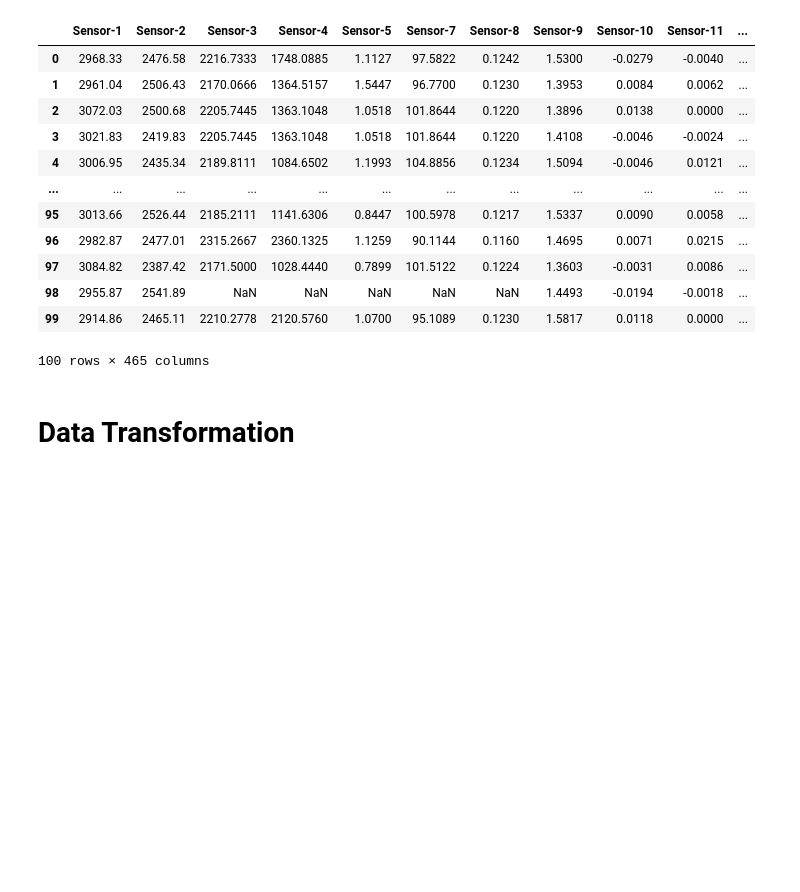
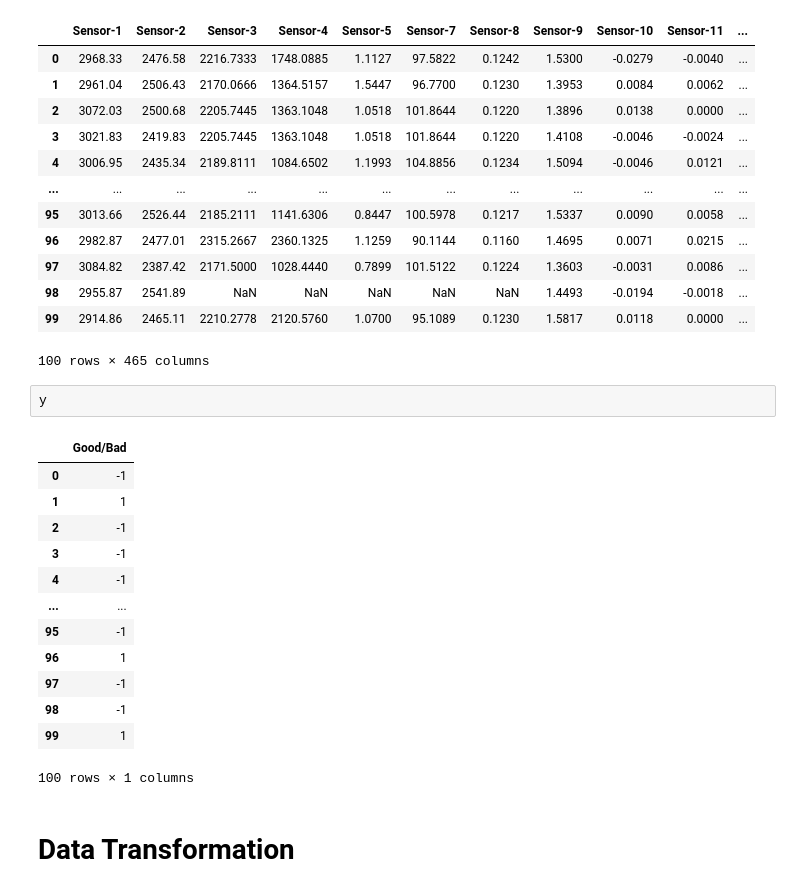
Before and after one commit to shivam-gupta12/Wafer-Fault-Detection, a Jupyter notebook: notebooks/EDA.ipynb, the cells around one changed output. Cells and saved outputs as stored; diff of their text form; blank space fills up the shorter version.

```diff
--- a/notebooks/EDA.ipynb
+++ b/notebooks/EDA.ipynb
@@ -233,6 +233,22 @@ X
 | 98 | 2955.87 | 2541.89 | NaN | NaN | NaN | NaN | NaN | 1.4493 | -0.0194 | -0.0018 | ... |
 | 99 | 2914.86 | 2465.11 | 2210.2778 | 2120.5760 | 1.0700 | 95.1089 | 0.1230 | 1.5817 | 0.0118 | 0.0000 | ... |
 100 rows × 465 columns
+# %%
+y
+# %% [output]
+|  | Good/Bad |
+| 0 | -1 |
+| 1 | 1 |
+| 2 | -1 |
+| 3 | -1 |
+| 4 | -1 |
+| ... | ... |
+| 95 | -1 |
+| 96 | 1 |
+| 97 | -1 |
+| 98 | -1 |
+| 99 | 1 |
+100 rows × 1 columns
 # %% [markdown]
 # Data Transformation
 # %%
```
Also changed, not shown: parts of 1 cell of this notebook, 51 other files.
